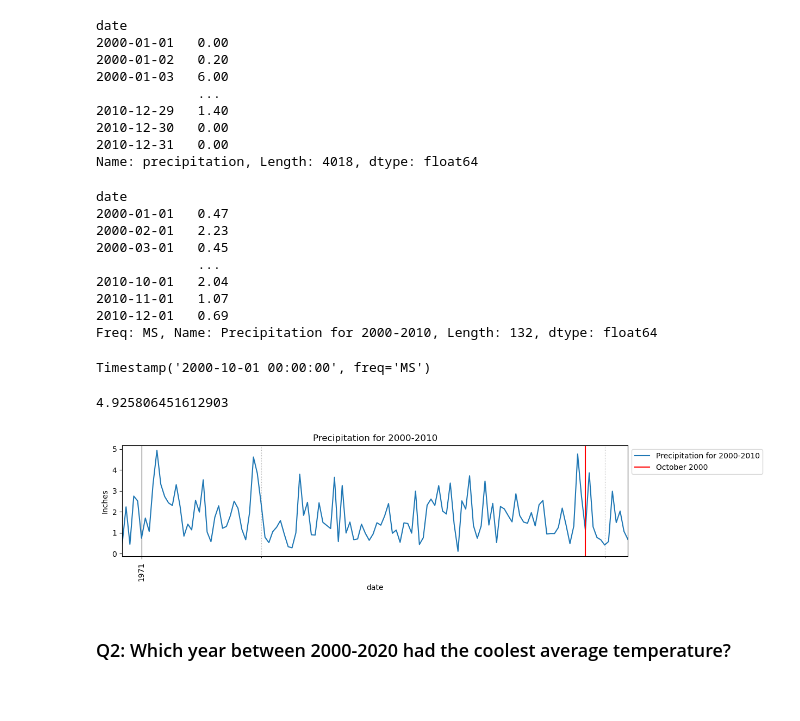
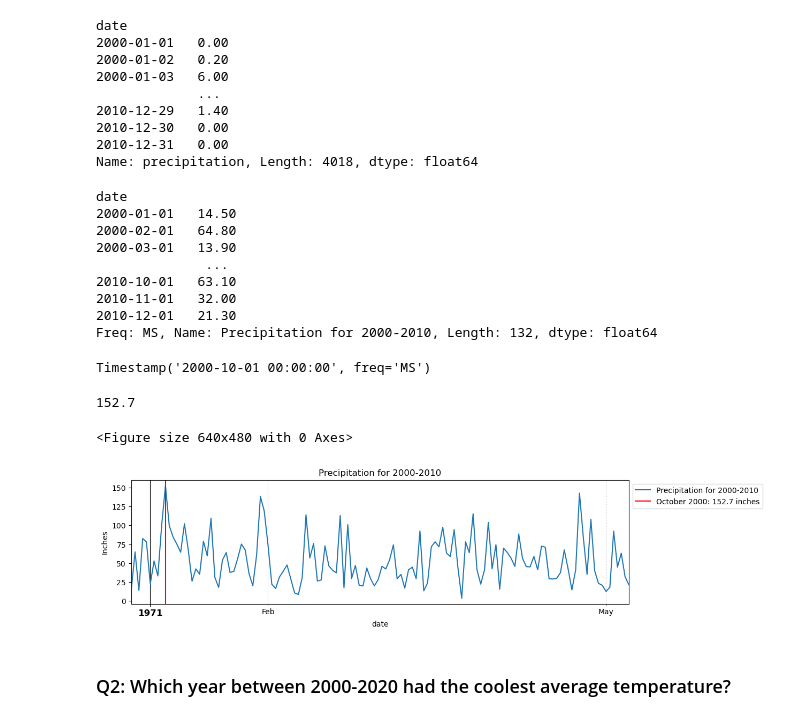
Before and after one commit to whitefreeze/London_Weather-Resampling_Datetime_Data, a Jupyter notebook: London_Weather-Resampling_Datetime_Data.ipynb, the cells around one changed output. Saved outputs shown, nothing was run; the diff lists cells and outputs as text; code cells hidden in the pictures.

```diff
--- a/London_Weather-Resampling_Datetime_Data.ipynb
+++ b/London_Weather-Resampling_Datetime_Data.ipynb
@@ -229,18 +229,18 @@ date
 Name: precipitation, Length: 4018, dtype: float64
 # %%
 # Resample the data as Monthly frequency
-df_prec_res = df_prec.resample('MS').mean()
+df_prec_res = df_prec.resample('MS').sum()
 df_prec_res.name = 'Precipitation for 2000-2010'
 df_prec_res
 # %% [output]
 date
-2000-01-01   0.47
-2000-02-01   2.23
-2000-03-01   0.45
-             ...
-2010-10-01   2.04
-2010-11-01   1.07
-2010-12-01   0.69
+2000-01-01   14.50
+2000-02-01   64.80
+2000-03-01   13.90
+              ...
+2010-10-01   63.10
+2010-11-01   32.00
+2010-12-01   21.30
 Freq: MS, Name: Precipitation for 2000-2010, Length: 132, dtype: float64
 # %%
 # Show first day of month with maximum monthly average precipitation
@@ -252,40 +252,49 @@ Timestamp('2000-10-01 00:00:00', freq='MS')
 # Show average amount of rain per day in that month
 df_prec_res.loc[max_prec]
 # %% [output]
-4.925806451612903
+152.7
 # %%
 # Plot: Between 2000-2010, the maximum monthly average precipitation
-fig, ax = plt.subplots(figsize=(12,3))
-df_prec_res.plot(ax=ax, title= 'Precipitation for 2000-2010', ylabel= 'Inches');
+fig = ax.get_figure()
+fig.autofmt_xdate(rotation=90,ha='center')
 
 # create the locator to place ticks every 3 months.
 loc_3months = mdates.MonthLocator(interval=3)
-# fmt_months = mdates.DateFormatter("%b")
+fmt_months = mdates.DateFormatter("%b")
 
 ## for major year ticks
 loc_year = mdates.YearLocator()
 fmt_year = mdates.DateFormatter("%Y")
 
+##  Make the fig and axis first
+#  plot the time series with pandas
+fig, ax = plt.subplots(figsize=(12,3))
+df_prec_res.plot(ax=ax, title= 'Precipitation for 2000-2010', ylabel= 'Inches');
+
+# Set xticks and xticklabels
+ax.set_xticks(ax.get_xticks())
+ax.set_xticklabels(ax.get_xticklabels(), fontsize='large', fontweight='bold')
+
 ##  customize minor ticks
 ax.xaxis.set_minor_locator(loc_3months)
-# ax.xaxis.set_minor_formatter(fmt_months)
+ax.xaxis.set_minor_formatter(fmt_months)
 
 ##  customize major ticks
 ax.xaxis.set_major_locator(loc_year)
 ax.xaxis.set_major_formatter(fmt_year)
 
 ##  Making major/minor gridlines visually distinct
 ax.grid(which='minor',axis='x',ls=":")
 ax.grid(which='major',axis='x',color='k')
-fig.autofmt_xdate(rotation=90,ha='center')
 
 # Plot vertical line for year with max precipitation value
-ax.axvline(min_temp, color='red', label=f'{max_prec.strftime("%B %Y")}')
+ax.axvline(max_prec, color='red', label=f'{max_prec.strftime("%B %Y")}: {df_prec_res.loc[max_prec]} inches')
 
 # plot legend
 ax.legend(bbox_to_anchor=[1,1]);
 # %% [output]
+<Figure size 640x480 with 0 Axes>
-[figure, old version]
+[figure, new version]
 # %% [markdown]
 ### Q2: Which year between 2000-2020 had the coolest average temperature?
 # %%
```
Also changed, not shown: parts of 3 cells of this notebook.
